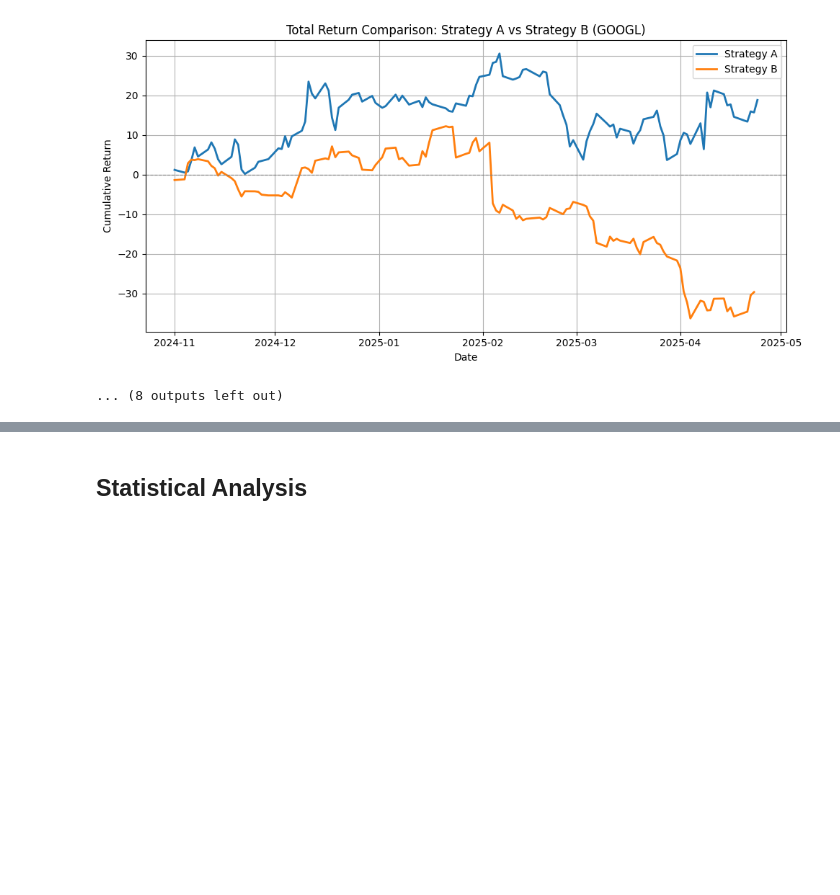
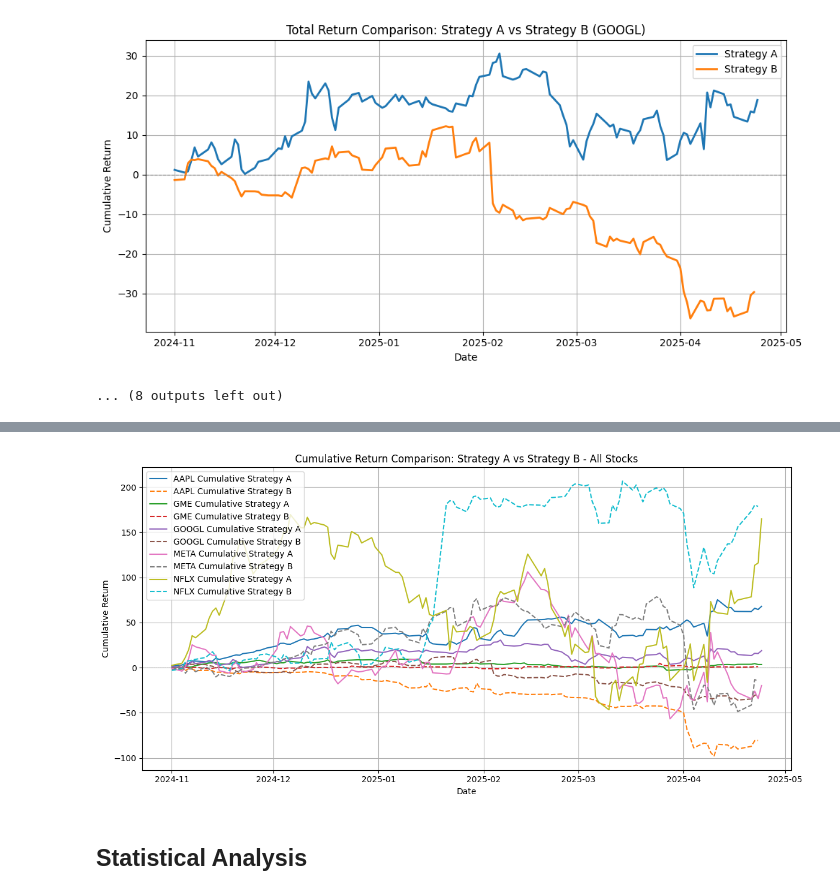
Before and after one commit to buehlana/Scientific-Programming_GroupProject, a Jupyter notebook: code.ipynb, the cells around one changed output, grey strips where cells are left out. Drawn from its saved outputs; the diff is of its cells as text; code cells hidden in the pictures; blank space fills up the shorter version.

```diff
--- a/code.ipynb
+++ b/code.ipynb
@@ -349,3 +414,27 @@ GOOGL - Missing values in Strategy B: 1
+# %%
+plt.figure(figsize=(12, 6))
+
+for stock in processed_df['Symbol'].unique():
+    stock_data = processed_df[processed_df['Symbol'] == stock].copy()
+    stock_data['Date'] = pd.to_datetime(stock_data['Date'])
+
+    cumulative_a = stock_data['Strategy_A'].cumsum()
+    cumulative_b = stock_data['Strategy_B'].cumsum()
+
+    plt.plot(stock_data['Date'], cumulative_a, label=f'{stock} Cumulative Strategy A', linestyle='-')
+    plt.plot(stock_data['Date'], cumulative_b, label=f'{stock} Cumulative Strategy B', linestyle='--')
+
+plt.title('Cumulative Return Comparison: Strategy A vs Strategy B - All Stocks')
+plt.xlabel('Date')
+plt.ylabel('Cumulative Return')
+plt.axhline(0, color='gray', linestyle='--', linewidth=0.5)
+plt.legend()
+plt.grid(True)
+plt.tight_layout()
+plt.show()
+# Calculate the mean and standard deviation of daily profits for each strategy ????
+# %% [output]
+[figure, added]
 # %% [markdown]
 ## Statistical Analysis
 # %%
```
Also changed, not shown: parts of 14 cells of this notebook, 5 other files.
